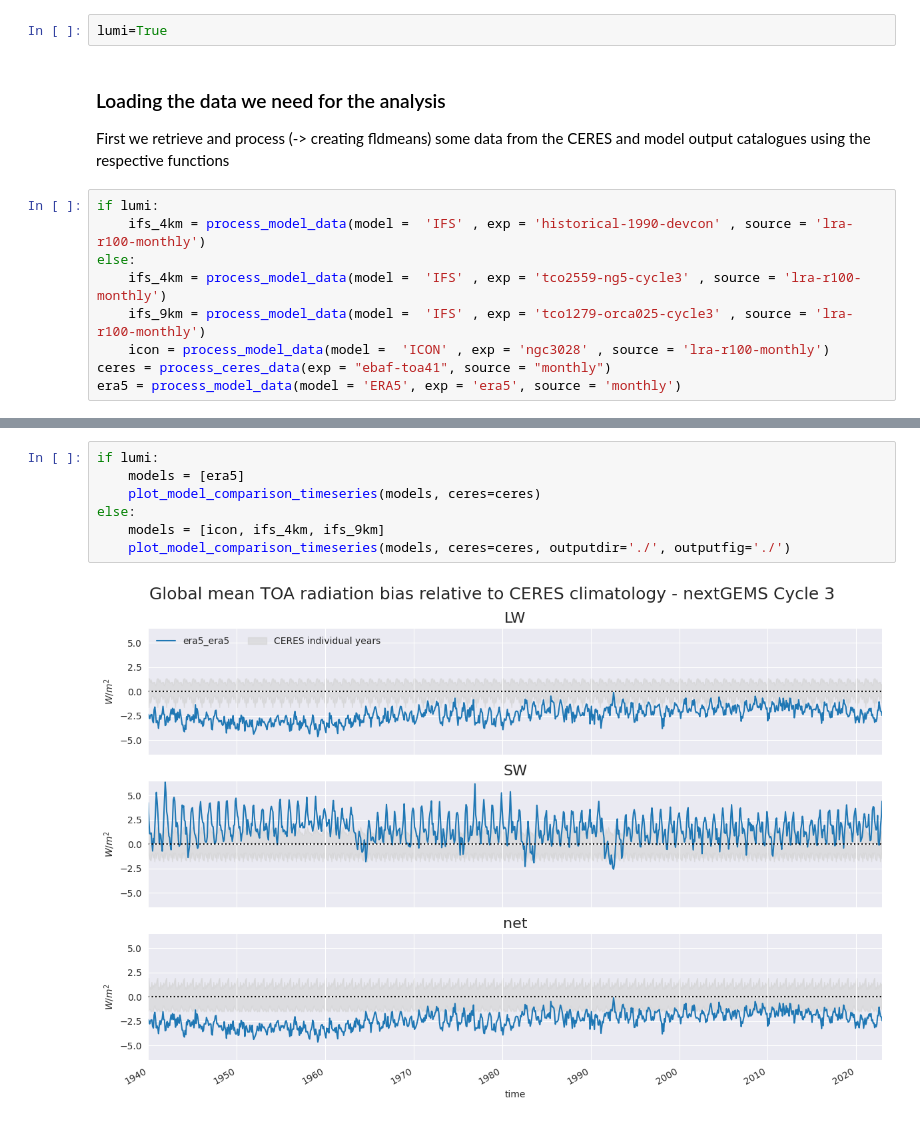
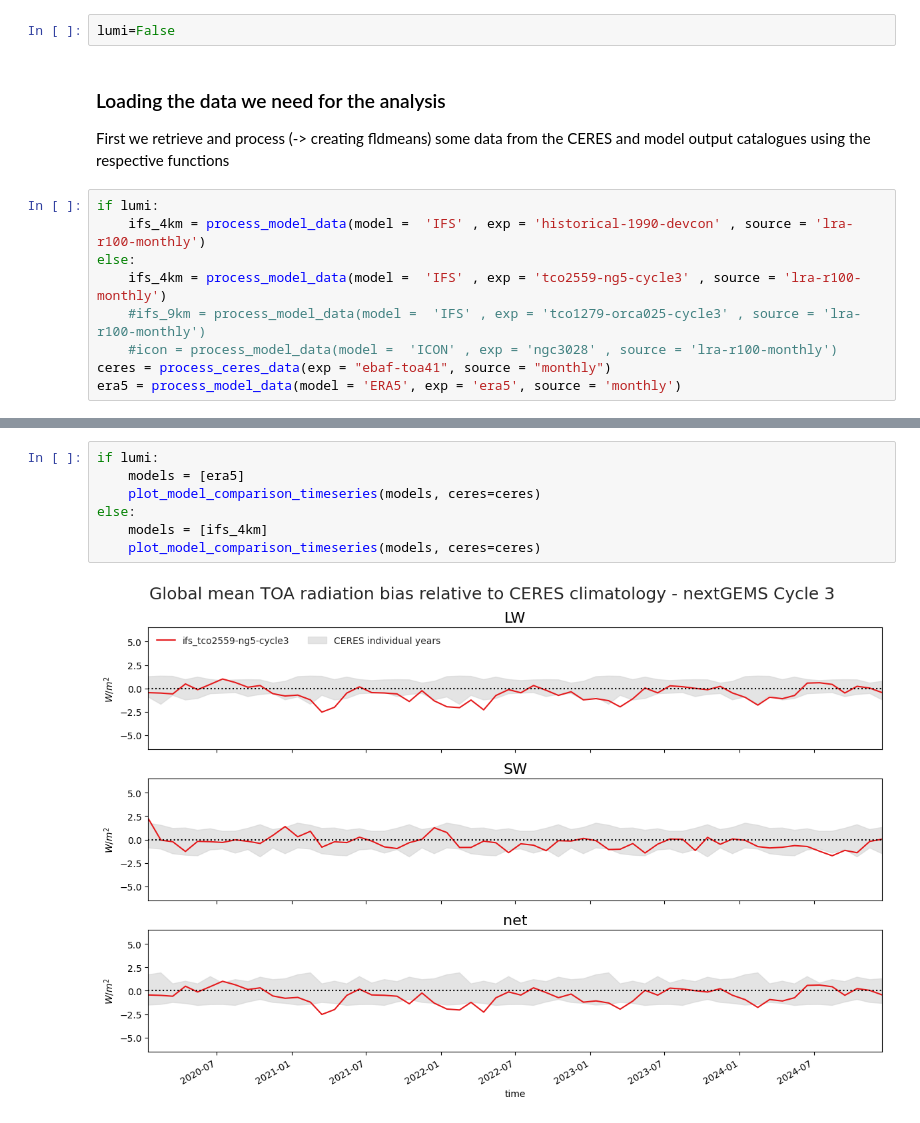
Before and after one commit to Predictia/AQUA, a Jupyter notebook: diagnostics/radiation/notebooks/time_series.ipynb, the cells around one changed output, grey strips where cells are left out. Drawn from its saved outputs; the diff is of its cells as text.

Commit message:
The time series plot is updated.

```diff
--- a/diagnostics/radiation/notebooks/time_series.ipynb
+++ b/diagnostics/radiation/notebooks/time_series.ipynb
@@ -7,7 +7,7 @@ sys.path.insert(0,'../../')
 from radiation import process_ceres_data, process_model_data
 from radiation import gregory_plot, barplot_model_data, plot_model_comparison_timeseries, plot_bias, plot_maps
 # %%
-lumi=True
+lumi=False
 # %% [markdown]
 ### Loading the data we need for the analysis
 First we retrieve and process (-> creating fldmeans) some data from the CERES and model output catalogues using the respective functions
@@ -16,8 +16,8 @@ if lumi:
     ifs_4km = process_model_data(model =  'IFS' , exp = 'historical-1990-devcon' , source = 'lra-r100-monthly')
 else:
     ifs_4km = process_model_data(model =  'IFS' , exp = 'tco2559-ng5-cycle3' , source = 'lra-r100-monthly')
-    ifs_9km = process_model_data(model =  'IFS' , exp = 'tco1279-orca025-cycle3' , source = 'lra-r100-monthly')
-    icon = process_model_data(model =  'ICON' , exp = 'ngc3028' , source = 'lra-r100-monthly')
+    #ifs_9km = process_model_data(model =  'IFS' , exp = 'tco1279-orca025-cycle3' , source = 'lra-r100-monthly')
+    #icon = process_model_data(model =  'ICON' , exp = 'ngc3028' , source = 'lra-r100-monthly')
 ceres = process_ceres_data(exp = "ebaf-toa41", source = "monthly")
 era5 = process_model_data(model = 'ERA5', exp = 'era5', source = 'monthly')
 # %% [output]
@@ -28,9 +28,9 @@ era5 = process_model_data(model = 'ERA5', exp = 'era5', source = 'monthly')
-# %%
-if lumi:
-    models = [era5]
-    plot_model_comparison_timeseries(models, ceres=ceres)
-else:
-    models = [icon, ifs_4km, ifs_9km]
-    plot_model_comparison_timeseries(models, ceres=ceres, outputdir='./', outputfig='./')
-# %% [output]
-[figure, removed]
+# %%
+if lumi:
+    models = [era5]
+    plot_model_comparison_timeseries(models, ceres=ceres)
+else:
+    models = [ifs_4km]
+    plot_model_comparison_timeseries(models, ceres=ceres)
+# %% [output]
+[figure, added]
```
Also changed, not shown: parts of 1 cell of this notebook.
